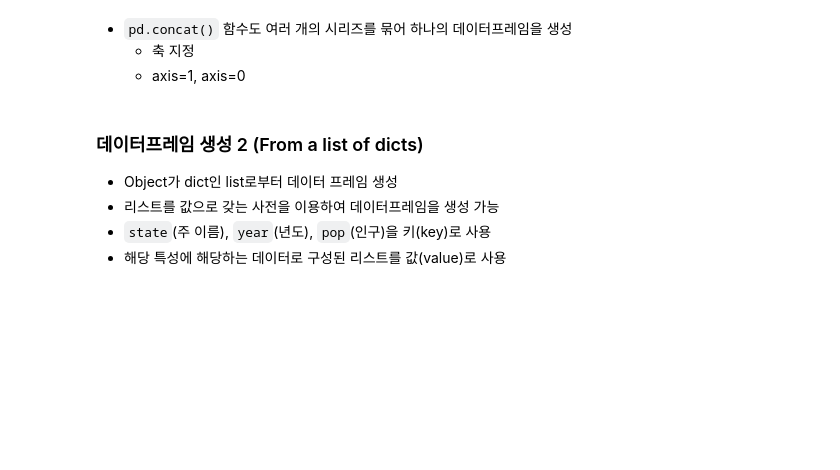
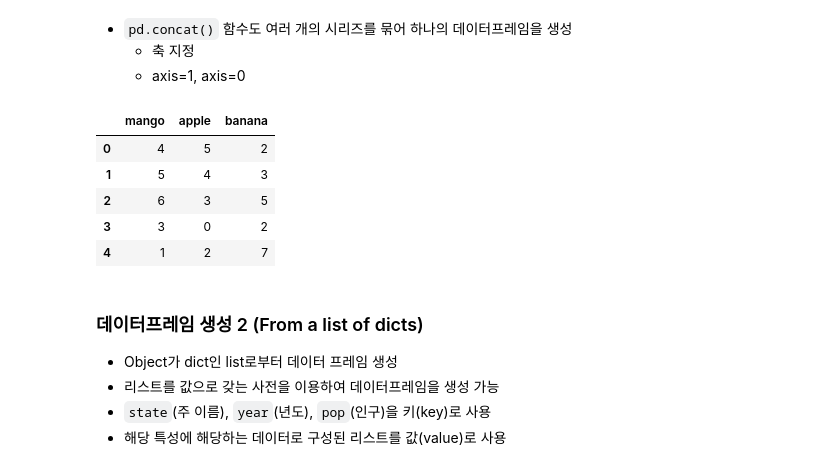
Before and after one commit to hartkim/python_practice, a Jupyter notebook: tuto/3_pandas_basics_1(student).ipynb, the cells around one changed output. Saved outputs shown, nothing was run; the diff lists cells and outputs as text; code cells hidden in the pictures; blank space fills up the shorter version.

```diff
--- a/tuto/3_pandas_basics_1(student).ipynb
+++ b/tuto/3_pandas_basics_1(student).ipynb
@@ -154,6 +358,15 @@ __데이데프레임__(DataFrame)
 - `pd.concat()` 함수도 여러 개의 시리즈를 묶어 하나의 데이터프레임을 생성
     - 축 지정
     - axis=1, axis=0
+# %%
+pd.concat([series_1,series_2,series_3],axis=1) # 1 이나까 1 이 방향으로 쌓인다. 0은 ㅡ 이 방향으로 쌓이구
+# %% [output]
+|  | mango | apple | banana |
+| 0 | 4 | 5 | 2 |
+| 1 | 5 | 4 | 3 |
+| 2 | 6 | 3 | 5 |
+| 3 | 3 | 0 | 2 |
+| 4 | 1 | 2 | 7 |
 # %% [markdown]
 ### 데이터프레임 생성 2 (From a list of dicts)
 - Object가 dict인 list로부터 데이터 프레임 생성
```
Also changed, not shown: parts of 52 cells of this notebook, 5 other files.
